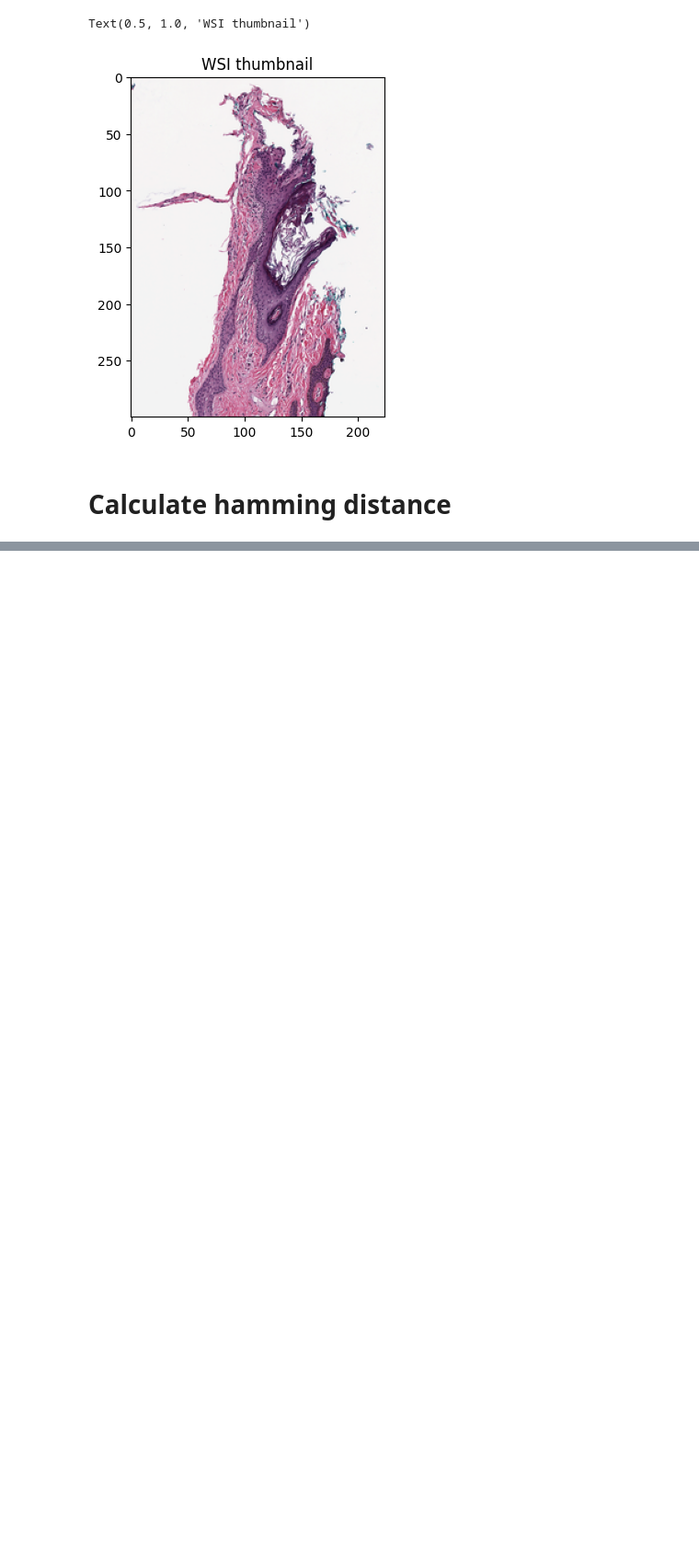
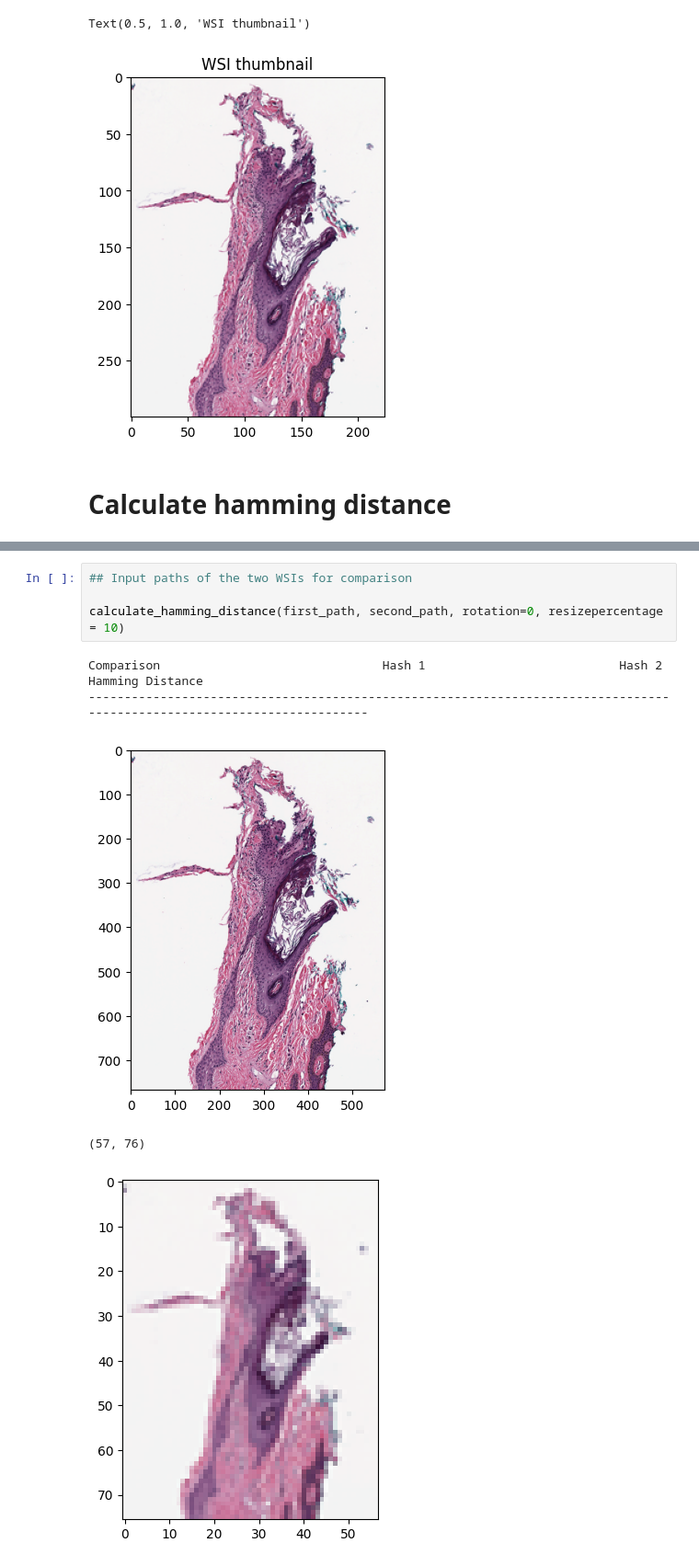
Before and after one commit to DIDSR/DataPath, a Jupyter notebook: 07_duplicate_detection.ipynb, the cells around one changed output, grey strips where cells are left out. Shown at 92% size. Drawn from its saved outputs; the diff is of its cells as text; blank space fills up the shorter version.

```diff
--- a/07_duplicate_detection.ipynb
+++ b/07_duplicate_detection.ipynb
@@ -119,0 +163,10 @@ Comparison                               Hash 1                           Hash 2
+# %%
+## Input paths of the two WSIs for comparison
+
+calculate_hamming_distance(first_path, second_path, rotation=0, resizepercentage = 10)
+# %% [output]
+Comparison                               Hash 1                           Hash 2                           Hamming Distance
+------------------------------------------------------------------------------------------------------------------------
+[figure, added]
+(57, 76)
+[figure, added]
```
Also changed, not shown: parts of 11 cells of this notebook, 1 other file.
